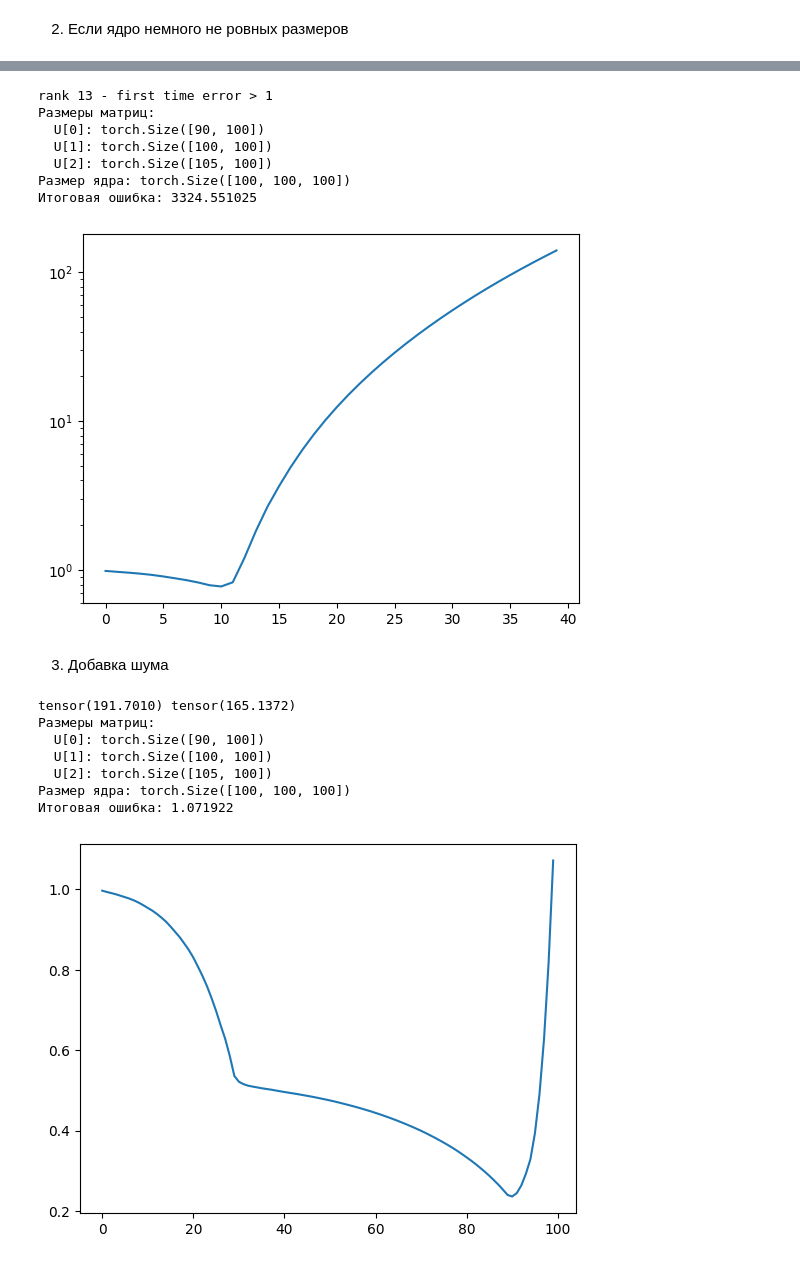
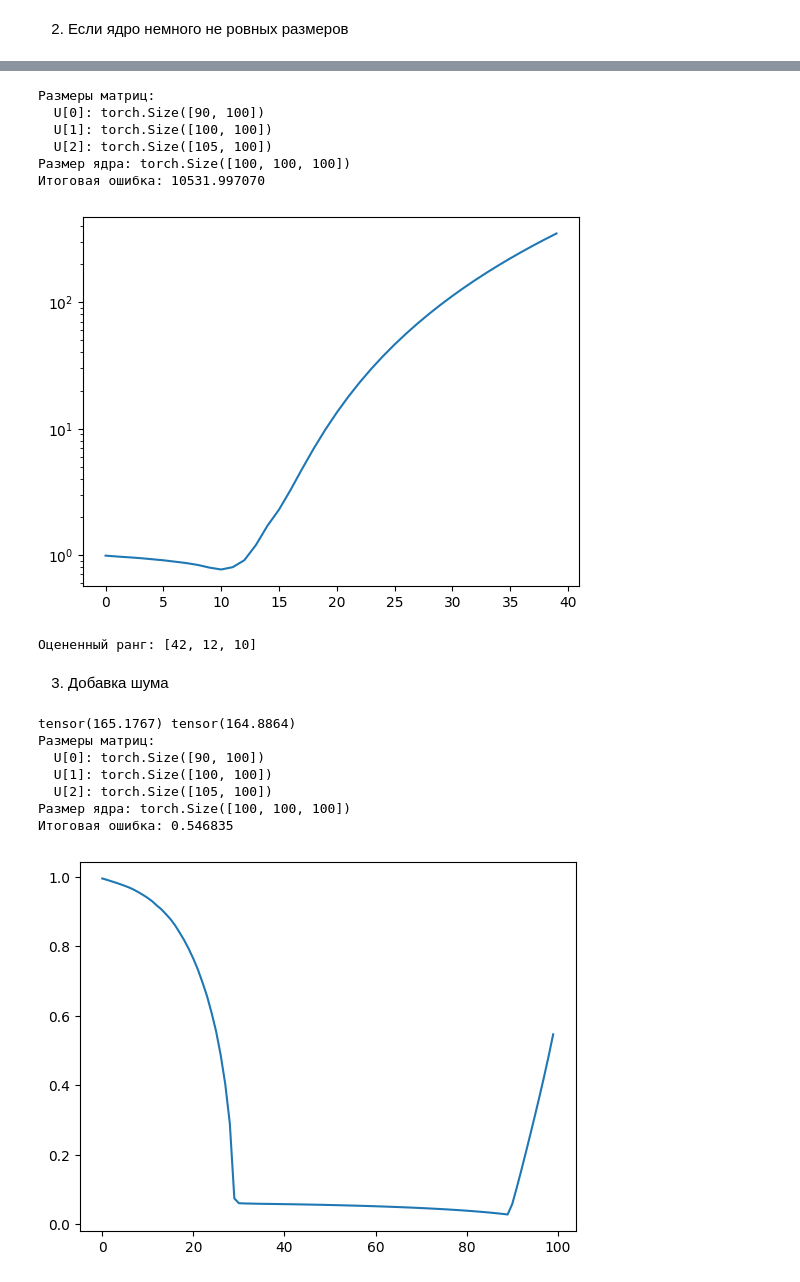
Before and after one commit to leostre/tensor-decompositions, a Jupyter notebook: experiments/gta.ipynb, the cells around one changed output, grey strips where cells are left out. Saved outputs shown, nothing was run; the diff lists cells and outputs as text; code cells hidden in the pictures.

```diff
--- a/experiments/gta.ipynb
+++ b/experiments/gta.ipynb
@@ -110,9 +129,9 @@ def gta( B: torch.Tensor,
         current_error = torch.norm(B - T) / norm_B
         errors.append(current_error)
 
-        if current_error > 1 and flag == 0:
-            print(f"rank {current_rank} - first time error > 1")
-            flag = 1
+        # if current_error > 1 and flag == 0:
+        #     print(f"rank {current_rank} - first time error > 1")
+        #     flag = 1
         if current_error < error_tol:
             break
 
@@ -244,46 +262,59 @@ plt.plot(x, errors[:40])
 plt.yscale('log')
 plt.show()
 # %% [output]
-rank 13 - first time error > 1
 Размеры матриц:
   U[0]: torch.Size([90, 100])
   U[1]: torch.Size([100, 100])
   U[2]: torch.Size([105, 100])
 Размер ядра: torch.Size([100, 100, 100])
-Итоговая ошибка: 3324.551025
+Итоговая ошибка: 10531.997070
-[figure, old version]
+[figure, new version]
+# %%
+tensor_shape = (90, 200, 105)
+tucker_rank = (42, 12, 10)
+B, _, __, = generate_low_tucker_rank_tensor(tensor_shape, tucker_rank)
+
+
+estimated_core_dims = []
+for k in range(B.dim()):
+    B_k_unfolded = tensorly.unfold(B, k)
+    _, _, rank_k, _ = gta(B_k_unfolded, error_tol=0.005, max_rank=max(B_k_unfolded.shape))
+    estimated_core_dims.append(rank_k)
+print(f"Оцененный ранг: {estimated_core_dims}")
+# %% [output]
+Оцененный ранг: [42, 12, 10]
 # %% [markdown]
 3. Добавка шума
 # %%
 tensor_shape = (90, 100, 105)
 tucker_rank = (30, 30, 30)
 B_, _, __, = generate_low_tucker_rank_tensor(tensor_shape, tucker_rank)
 
-B = B_ + 0.1 * torch.randn_like(B_)
+B = B_ + 0.01 * torch.randn_like(B_)
 print(torch.norm(B), torch.norm(B_))
 
 factor_matrices, core_tensor, final_rank, errors = gta(B, max_rank=100, max_iter_als=100, error_tol=0.01)
 
 
 print("Размеры матриц:")
 for i, u_matrix in enumerate(factor_matrices):
     print(f"  U[{i}]: {u_matrix.shape}")
 print(f"Размер ядра: {core_tensor.shape}")
 
 reconstructed_B = multi_mode_dot(core_tensor, factor_matrices)
 final_error_check = torch.norm(B - reconstructed_B) / torch.norm(B)
 print(f"Итоговая ошибка: {final_error_check.item():.6f}")
 
 
 x = list(range(0, len(errors[:100])))
 plt.plot(x, errors[:100])
 plt.show()
 # %% [output]
-tensor(191.7010) tensor(165.1372)
+tensor(165.1767) tensor(164.8864)
 Размеры матриц:
   U[0]: torch.Size([90, 100])
   U[1]: torch.Size([100, 100])
   U[2]: torch.Size([105, 100])
 Размер ядра: torch.Size([100, 100, 100])
-Итоговая ошибка: 1.071922
+Итоговая ошибка: 0.546835
-[figure, old version]
+[figure, new version]
```
Also changed, not shown: parts of 20 cells of this notebook.
